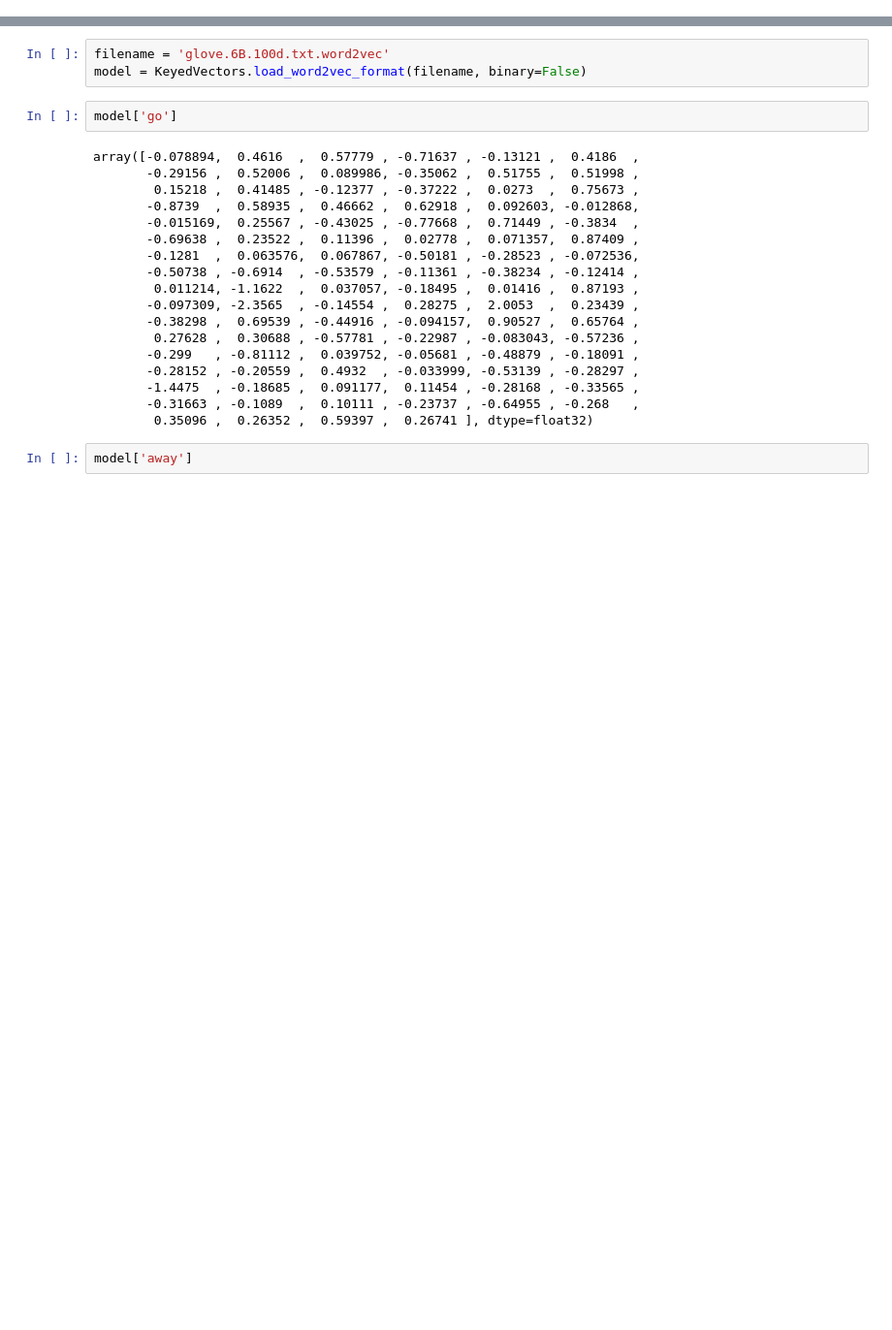
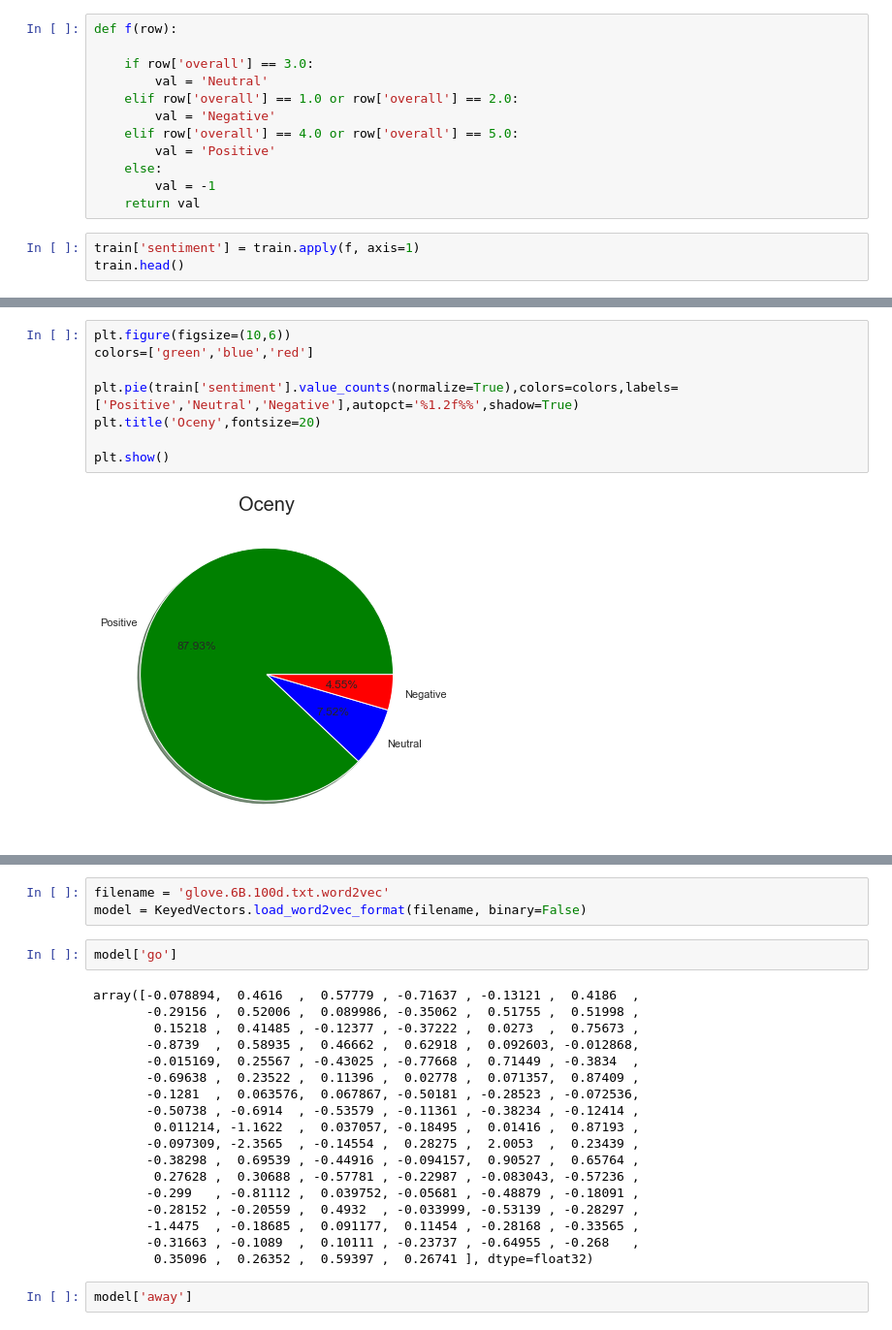
Before and after one commit to MateuszCelka/Python_projekt, a Jupyter notebook: Projekt_Python.ipynb, the cells around one changed output, grey strips where cells are left out. Shown: that part at 97% size. Saved outputs shown, nothing was run; the diff lists cells and outputs as text; blank space fills up the shorter version.

```diff
--- a/Projekt_Python.ipynb
+++ b/Projekt_Python.ipynb
@@ -289,0 +95,15 @@ tf1.columns = ['words','tf']
+# %%
+def f(row):
+
+    if row['overall'] == 3.0:
+        val = 'Neutral'
+    elif row['overall'] == 1.0 or row['overall'] == 2.0:
+        val = 'Negative'
+    elif row['overall'] == 4.0 or row['overall'] == 5.0:
+        val = 'Positive'
+    else:
+        val = -1
+    return val
+# %%
+train['sentiment'] = train.apply(f, axis=1)
+train.head()
@@ -289,0 +124,10 @@ tf1.columns = ['words','tf']
+# %%
+plt.figure(figsize=(10,6))
+colors=['green','blue','red']
+
+plt.pie(train['sentiment'].value_counts(normalize=True),colors=colors,labels=['Positive','Neutral','Negative'],autopct='%1.2f%%',shadow=True)
+plt.title('Oceny',fontsize=20)
+
+plt.show()
+# %% [output]
+[figure, added]
```
Also changed, not shown: parts of 85 cells of this notebook.
